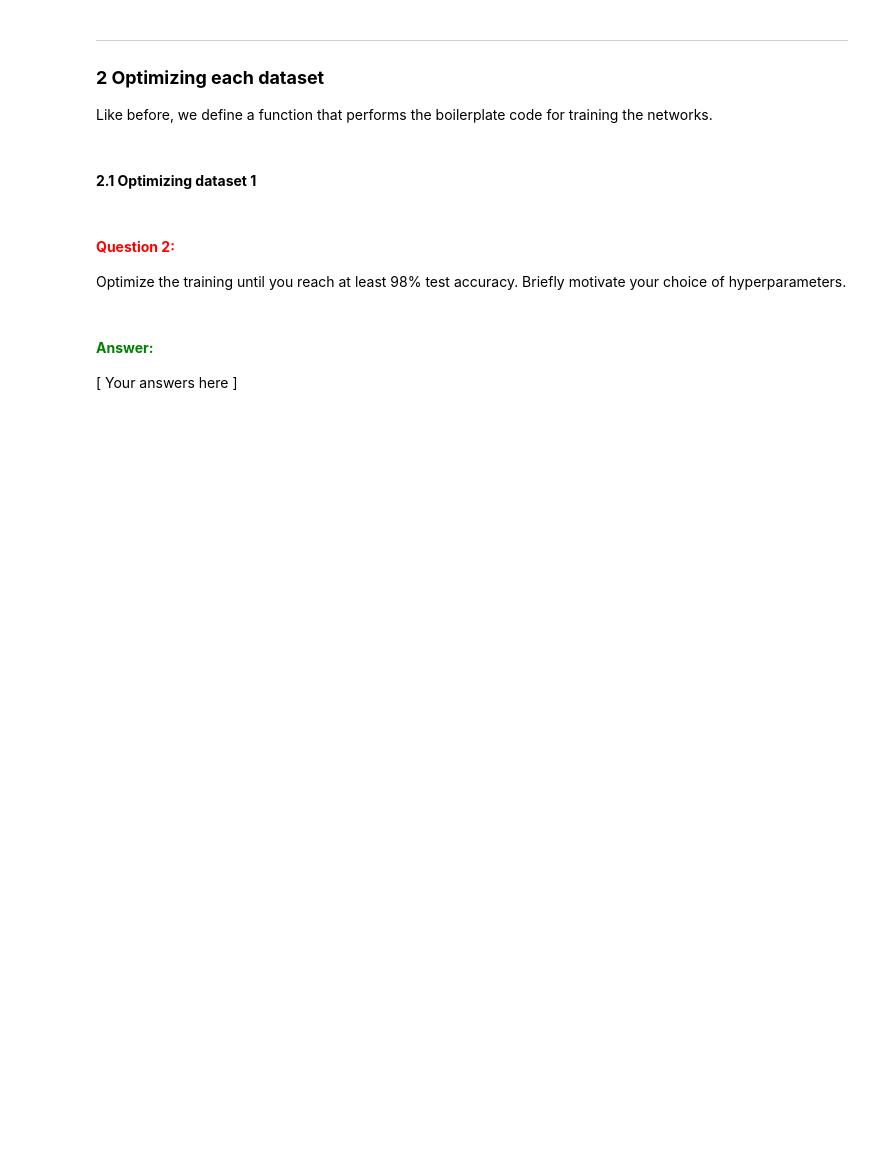
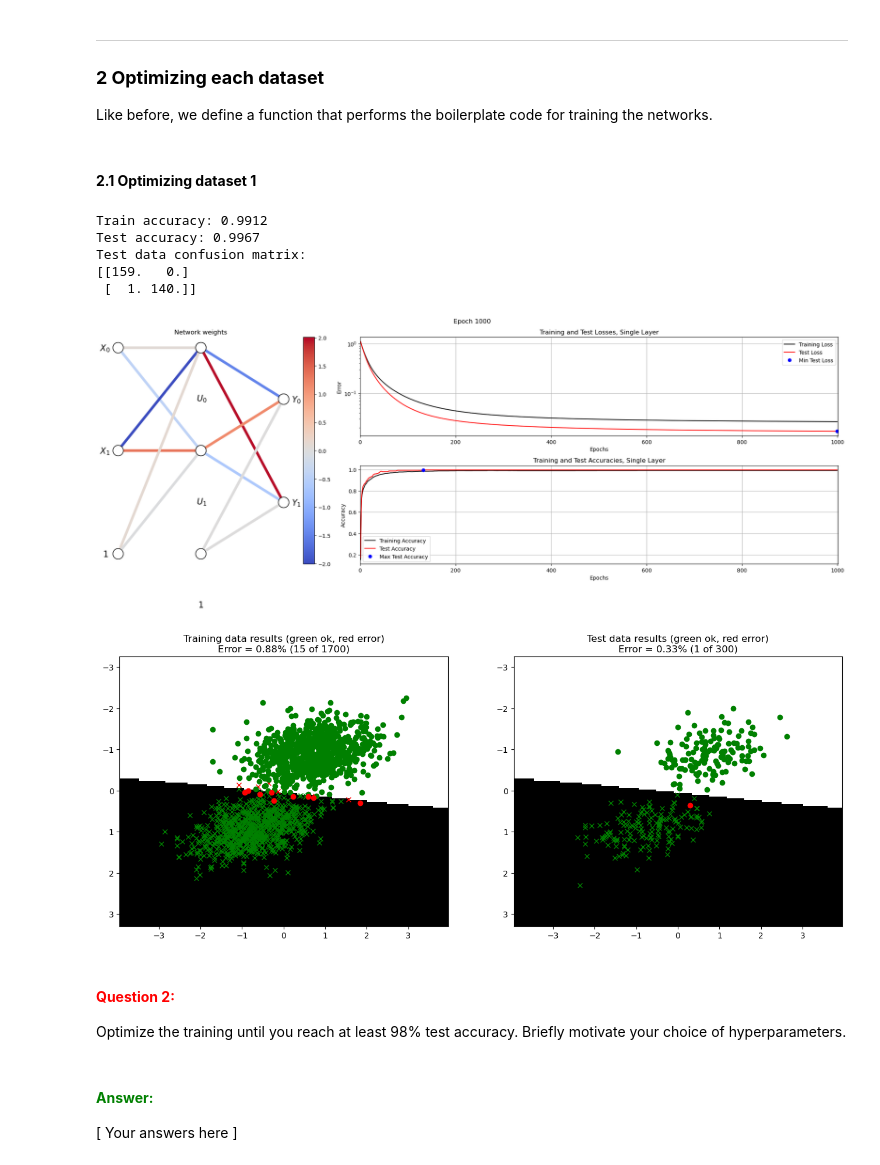
Before and after one commit to chrnas/neural-networks, a Jupyter notebook: A1_Supervised/main3_MultiLayer.ipynb, the cells around one changed output. Cells and saved outputs as stored; diff of their text form; code cells hidden in the pictures; blank space fills up the shorter version.

```diff
--- a/A1_Supervised/main3_MultiLayer.ipynb
+++ b/A1_Supervised/main3_MultiLayer.ipynb
@@ -109,13 +116,21 @@ def backward(W1, B1, W2, B2, X, U, Y, D, useTanhOutput=False):
     # === Your code here =========================
     # --------------------------------------------
 
+    dE = 2*(Y-D) / N
+    dY = 1
+    if useTanhOutput:
+        dY = 1-Y**2
+    E = dE*dY
     # Gradient for the output layer
-    GradW2 = ???
-    GradB2 = ???
+    GradW2 = U.T @ (E)
+    GradB2 = np.sum((E), axis=0, keepdims=True)
 
+    dU = E @ W2.T
+    dU2 = (1 - U**2)
+    E2 = dU*dU2
     # And the input layer
-    GradW1 = ???
-    GradB1 = ???
+    GradW1 = X.T @ E2
+    GradB1 = np.sum(E2, axis=0, keepdims=True)
 
     # ============================================
 
@@ -164,10 +179,10 @@ def update(W1, B1, W2, B2, GradW1, GradB1, GradW2, GradB2, params):
     # --------------------------------------------
 
     # Update weights
-    W1 = ???
-    B1 = ???
-    W2 = ???
-    B2 = ???
+    W1 = W1-LR*GradW1
+    B1 = B1-LR*GradB1
+    W2 = W2-LR*GradW2
+    B2 = B2-LR*GradB2
 
     # Uncomment this is you are working on the optional task on momentum.
     # params["PrevGradW1"] = ???
@@ -368,20 +383,30 @@ def  trainMultiLayerOnDataset(datasetNr, testSplit, W1_0, B1_0, W2_0, B2_0, para
 # %%
 # --------------------------------------------
 # === Your code here =========================
 # --------------------------------------------
-nInputs  = ???
-nClasses = ???
-nHidden  = ???
+nInputs  = 2
+nClasses = 2
+nHidden  = 2
 
-W1_0 = ???
-B1_0 = ???
-W2_0 = ???
-B2_0 = ???
+W1_0 = np.random.randn(nInputs, nClasses) * np.sqrt(2 / (nInputs + nClasses))
+B1_0 = np.zeros((1, nClasses))
+W2_0 = np.random.randn(nHidden, nClasses) * np.sqrt(2 / (nHidden + nClasses))
+B2_0 = np.zeros((1, nClasses))
 
-params = {"epochs": ???, "learningRate": ???, "normalize": False, "useTanhOutput": False}
+
+
+params = {"epochs": 1000, "learningRate": 0.05, "normalize": True, "useTanhOutput": True}
 # ============================================
 
 trainMultiLayerOnDataset(1, 0.15, W1_0, B1_0, W2_0, B2_0, params)
+# %% [output]
+Train accuracy: 0.9912
+Test accuracy: 0.9967
+Test data confusion matrix:
+[[159.   0.]
+ [  1. 140.]]
+[figure, added]
+[figure, added]
 # %% [markdown]
 #### **<span style="color:red">Question 2:</span>**
 
```
Also changed, not shown: parts of 11 cells of this notebook, 1 other file.
